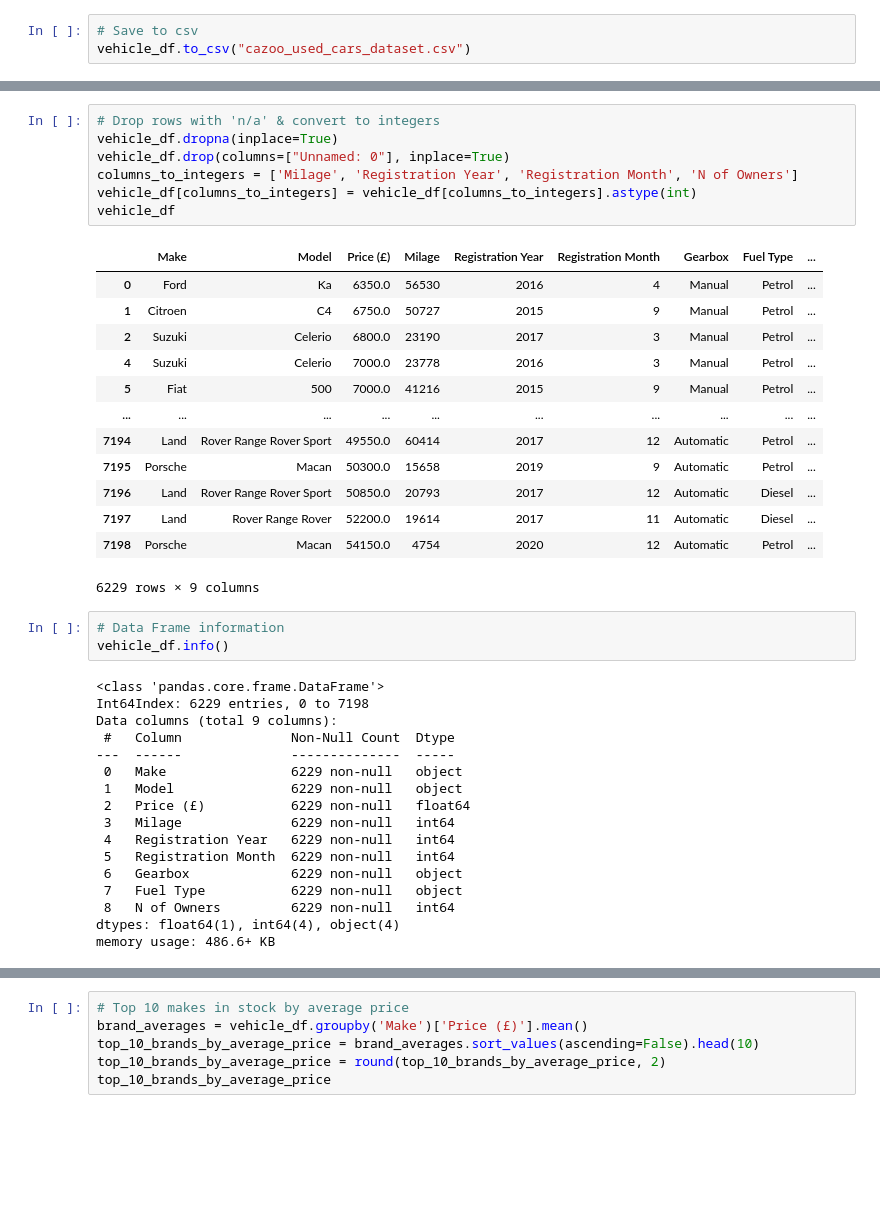
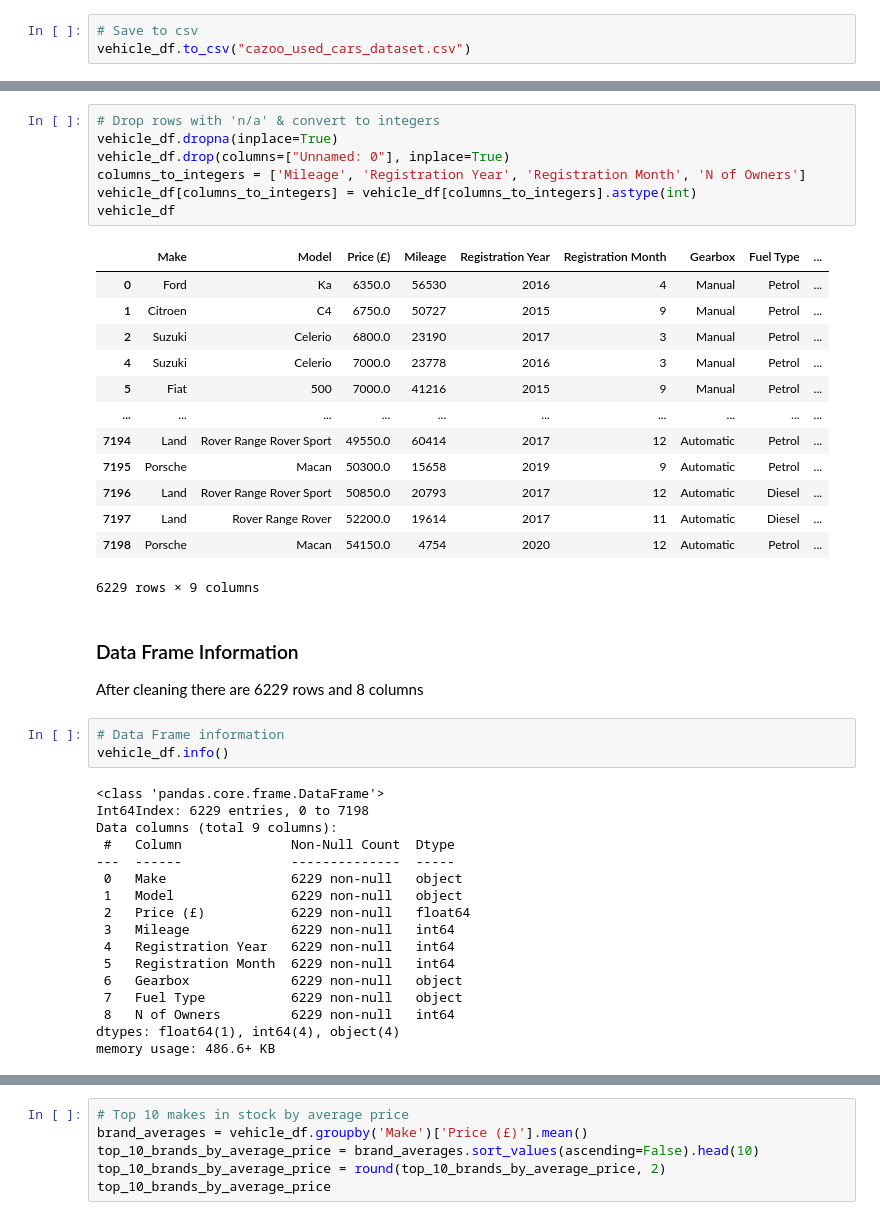
Before and after one commit to carlosferreira-u/Cazoo-scraper, a Jupyter notebook: Data_Analytics_Cazoo.ipynb, the cells around one changed output, grey strips where cells are left out. Cells and saved outputs as stored; diff of their text form; blank space fills up the shorter version.

```diff
--- a/Data_Analytics_Cazoo.ipynb
+++ b/Data_Analytics_Cazoo.ipynb
@@ -178,12 +194,12 @@ vehicle_df
 # %%
 # Drop rows with 'n/a' & convert to integers
 vehicle_df.dropna(inplace=True)
 vehicle_df.drop(columns=["Unnamed: 0"], inplace=True)
-columns_to_integers = ['Milage', 'Registration Year', 'Registration Month', 'N of Owners']
+columns_to_integers = ['Mileage', 'Registration Year', 'Registration Month', 'N of Owners']
 vehicle_df[columns_to_integers] = vehicle_df[columns_to_integers].astype(int)
 vehicle_df
 # %% [output]
-|  | Make | Model | Price (£) | Milage | Registration Year | Registration Month | Gearbox | Fuel Type | ... |
+|  | Make | Model | Price (£) | Mileage | Registration Year | Registration Month | Gearbox | Fuel Type | ... |
 | 0 | Ford | Ka | 6350.0 | 56530 | 2016 | 4 | Manual | Petrol | ... |
 | 1 | Citroen | C4 | 6750.0 | 50727 | 2015 | 9 | Manual | Petrol | ... |
 | 2 | Suzuki | Celerio | 6800.0 | 23190 | 2017 | 3 | Manual | Petrol | ... |
@@ -196,6 +212,9 @@ vehicle_df
 | 7197 | Land | Rover Range Rover | 52200.0 | 19614 | 2017 | 11 | Automatic | Diesel | ... |
 | 7198 | Porsche | Macan | 54150.0 | 4754 | 2020 | 12 | Automatic | Petrol | ... |
 6229 rows × 9 columns
+# %% [markdown]
+### Data Frame Information
+After cleaning there are 6229 rows and 8 columns
 # %%
 # Data Frame information
 vehicle_df.info()
@@ -208,7 +227,7 @@ Data columns (total 9 columns):
  0   Make                6229 non-null   object
  1   Model               6229 non-null   object
  2   Price (£)           6229 non-null   float64
- 3   Milage              6229 non-null   int64
+ 3   Mileage             6229 non-null   int64
  4   Registration Year   6229 non-null   int64
  5   Registration Month  6229 non-null   int64
  6   Gearbox             6229 non-null   object
```
Also changed, not shown: parts of 59 cells of this notebook.
